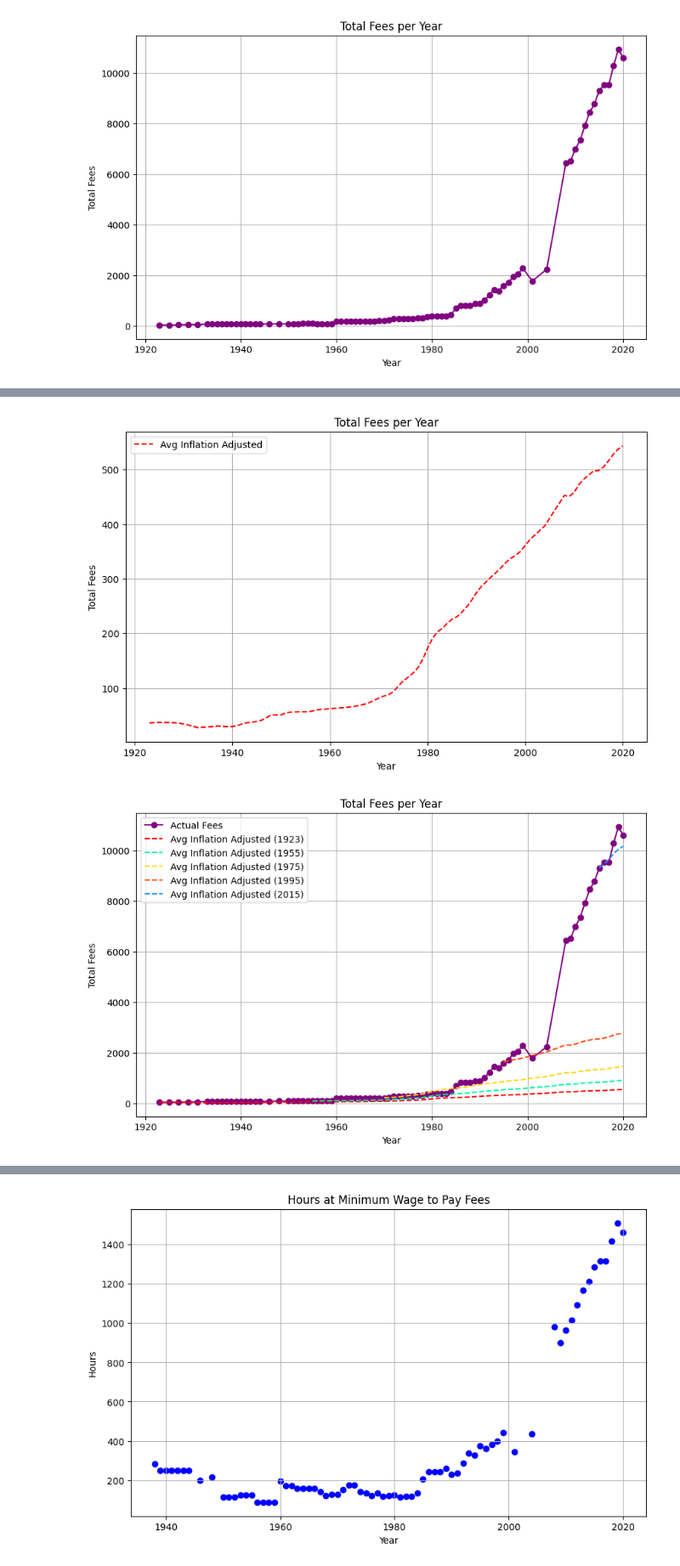
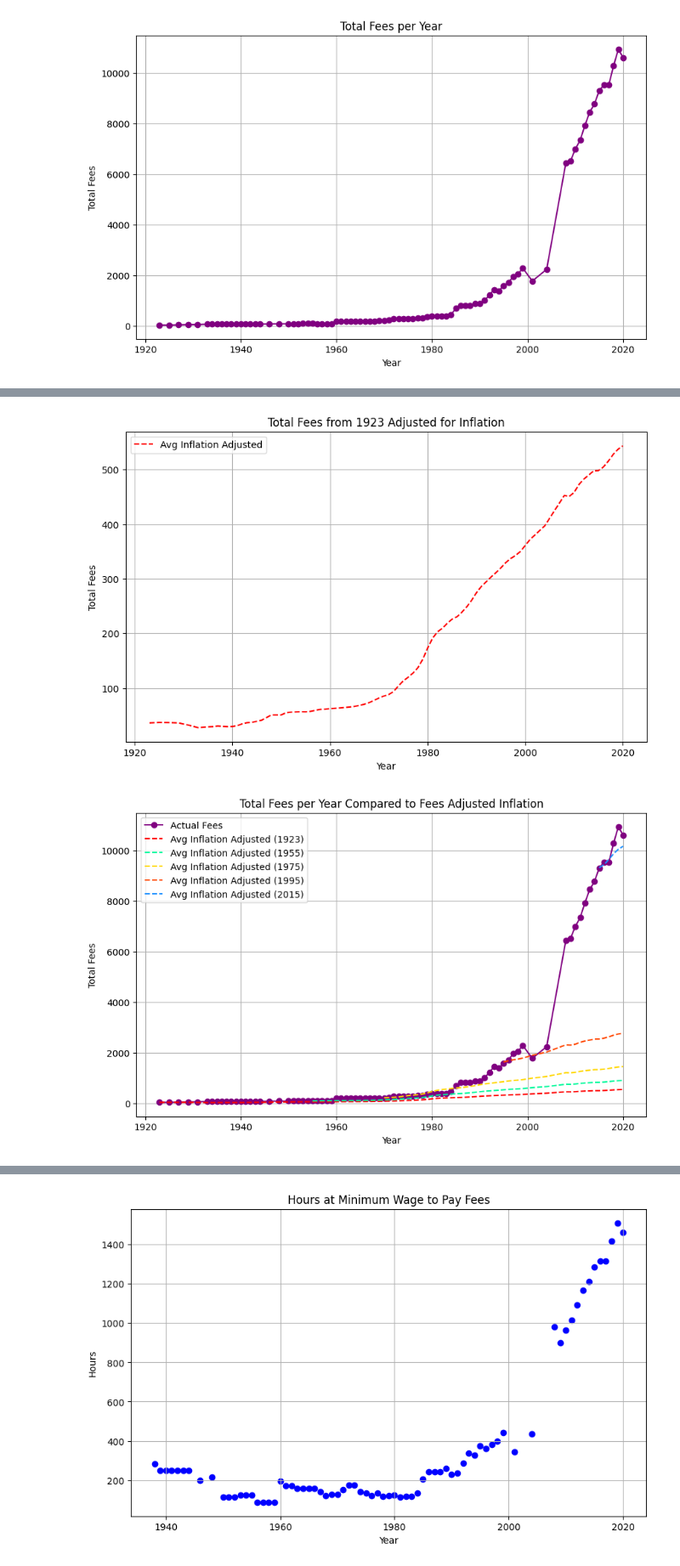
Before and after one commit to ElizaGMorgan/SFAPriceHistory, a Jupyter notebook: SFA Prices Workbook.ipynb, the cells around one changed output, grey strips where cells are left out. Shown at 85% size. Cells and saved outputs as stored; diff of their text form; code cells hidden in the pictures.

```diff
--- a/SFA Prices Workbook.ipynb
+++ b/SFA Prices Workbook.ipynb
@@ -179,14 +179,14 @@ plt.figure(figsize=(10, 6))
 if avg_price_1923 is not None:
     plt.plot(x_values, average_inflation_adjusted, linestyle='dashed', color='red', label='Avg Inflation Adjusted')
 
-plt.title('Total Fees per Year')
+plt.title('Total Fees from 1923 Adjusted for Inflation')
 plt.xlabel('Year')
 plt.ylabel('Total Fees')
 plt.legend()
 plt.grid(True)
 plt.show()
 # %% [output]
-[figure, old version]
+[figure, new version]
 # %%
 # Function to calculate average inflation-adjusted prices
 plt.style.use('default')
@@ -210,35 +210,35 @@ def calculate_inflation_adjusted_prices(start_year, years_range):
 
             inflation_rate = df[condition]['Rate of Inflation'].values[0] / 100
             prev_year_fee *= (1 + inflation_rate)
             average_inflation_adjusted.append(prev_year_fee)
 
     return x_values, y_values, average_inflation_adjusted
 
 plt.figure(figsize=(10, 6))
 
 x_values_1985, y_values_1985, avg_inflation_1985 = calculate_inflation_adjusted_prices(1985, range(1985, 2021))
 x_values_1970, y_values_1970, avg_inflation_1970 = calculate_inflation_adjusted_prices(1970, range(1970, 2021))
 x_values_1955, y_values_1955, avg_inflation_1955 = calculate_inflation_adjusted_prices(1955, range(1955, 2021))
 x_values_1923, y_values_1923, avg_inflation_1923 = calculate_inflation_adjusted_prices(1923, range(1923, 2021))
 x_values_1995, y_values_1995, avg_inflation_1995 = calculate_inflation_adjusted_prices(1995, range(1995, 2021))
 x_values_2015, y_values_2015, avg_inflation_2015 = calculate_inflation_adjusted_prices(2015, range(2015, 2021))
 
 
 plt.plot(x_values_1923, y_values_1923, marker='o', label='Actual Fees', color='purple')
 plt.plot(x_values_1923, avg_inflation_1923, linestyle='dashed', color='red', label='Avg Inflation Adjusted (1923)')
 plt.plot(x_values_1955, avg_inflation_1955, linestyle='dashed', color='mediumspringgreen', label='Avg Inflation Adjusted (1955)')
 plt.plot(x_values_1970, avg_inflation_1970, linestyle='dashed', color='gold', label='Avg Inflation Adjusted (1975)')
 plt.plot(x_values_1995, avg_inflation_1995, linestyle='dashed', color='orangered', label='Avg Inflation Adjusted (1995)')
 plt.plot(x_values_2015, avg_inflation_2015, linestyle='dashed', color='dodgerblue', label='Avg Inflation Adjusted (2015)')
 
-plt.title('Total Fees per Year')
+plt.title('Total Fees per Year Compared to Fees Adjusted Inflation')
 plt.xlabel('Year')
 plt.ylabel('Total Fees')
 plt.legend()
 plt.grid(True)
 plt.show()
 # %% [output]
-[figure, old version]
+[figure, new version]
 # %%
 plt.style.use('default')
 def calculate_inflation_adjusted_prices(start_year, years_range):
```
Also changed, not shown: parts of 4 cells of this notebook, 2 other files.
